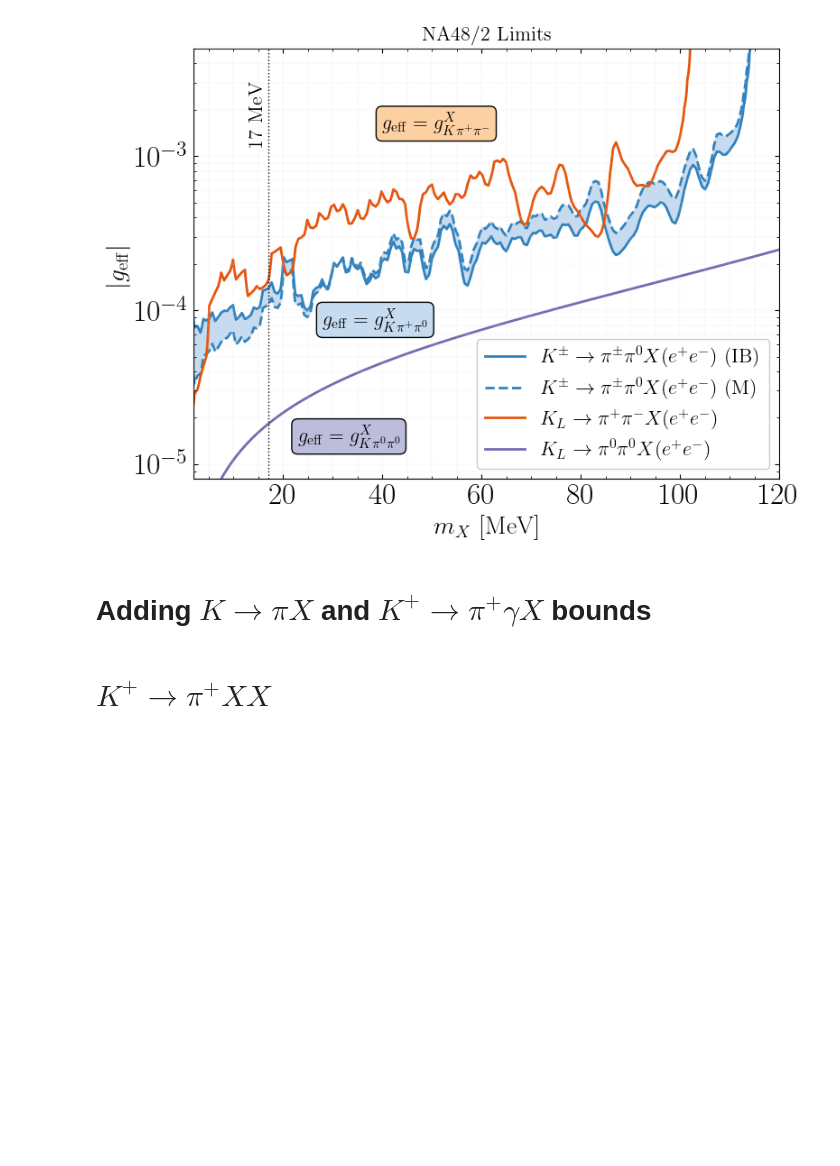
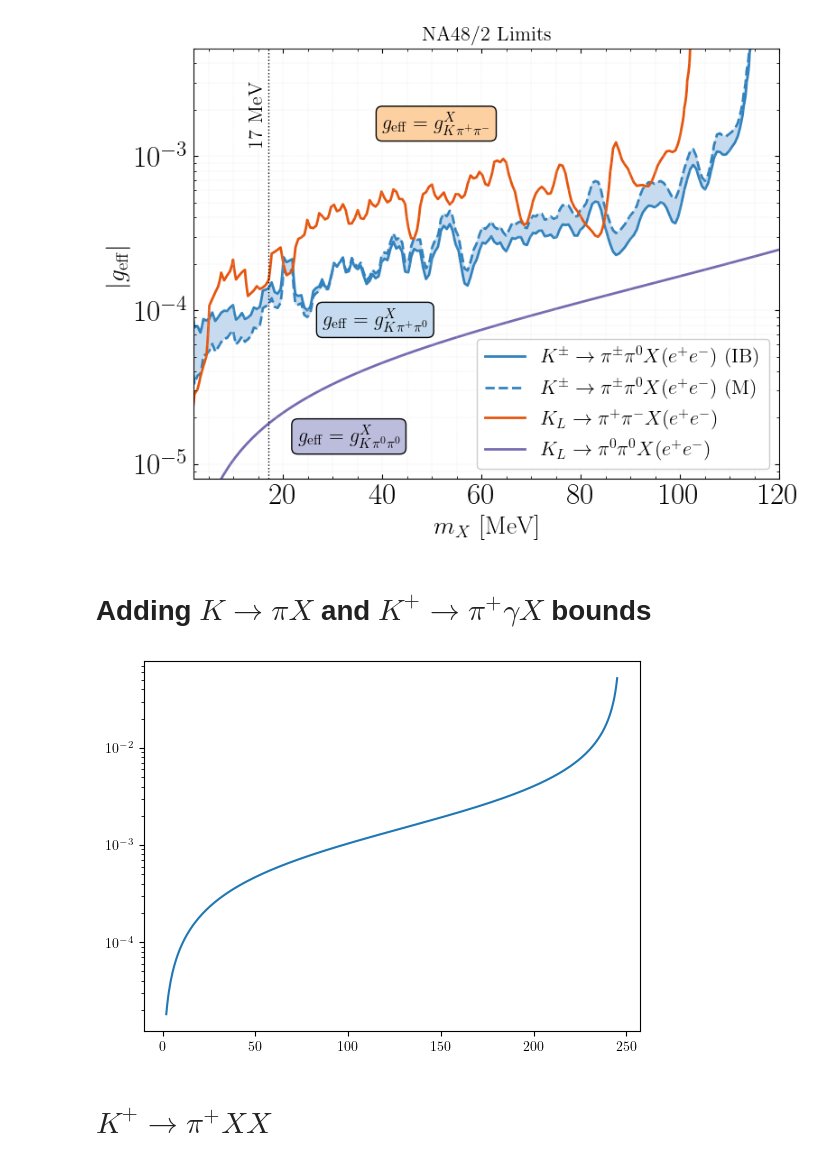
Before and after one commit to athompson-git/KaonPhysics, a Jupyter notebook: KtoX_param_space.ipynb, the cells around one changed output. Saved outputs shown, nothing was run; the diff lists cells and outputs as text; code cells hidden in the pictures; blank space fills up the shorter version.

```diff
--- a/KtoX_param_space.ipynb
+++ b/KtoX_param_space.ipynb
@@ -1110,19 +1119,26 @@ plt.show()
 # Adding $K \to \pi X$ and $K^+ \to \pi^+ \gamma X$ bounds
 # %%
 # loop over masses and couplings to find limits
-test_masses = np.linspace(2.0, 120.0, 200)
+test_masses = np.linspace(2.0, 245.0, 500)
 
 coupling_limits_kplus = []
 
 for mX in test_masses:
     #br_ks = Gamma_KSPi0X(mX, gKpi=1.0) / KAON_WIDTH
     br_kplus = Gamma_KPlusPiPlusX(mX, gKpi=1.0) / KAON_WIDTH
 
     coupling_limits_kplus.append(np.sqrt(1e-5 / br_kplus))
 
+coupling_array = np.array(coupling_limits_kplus)
 
 out_array = np.array([test_masses, coupling_limits_kplus]).transpose()
 np.savetxt("limits/NA48_KPlus_to_PiPlus_X_limits.txt", out_array)
+
+plt.plot(test_masses, coupling_array)
+plt.yscale('log')
+plt.show()
+# %% [output]
+[figure, added]
 # %% [markdown]
 # $K^+ \to \pi^+ X X$
 # %% [markdown]
```
Also changed, not shown: parts of 6 cells of this notebook.
